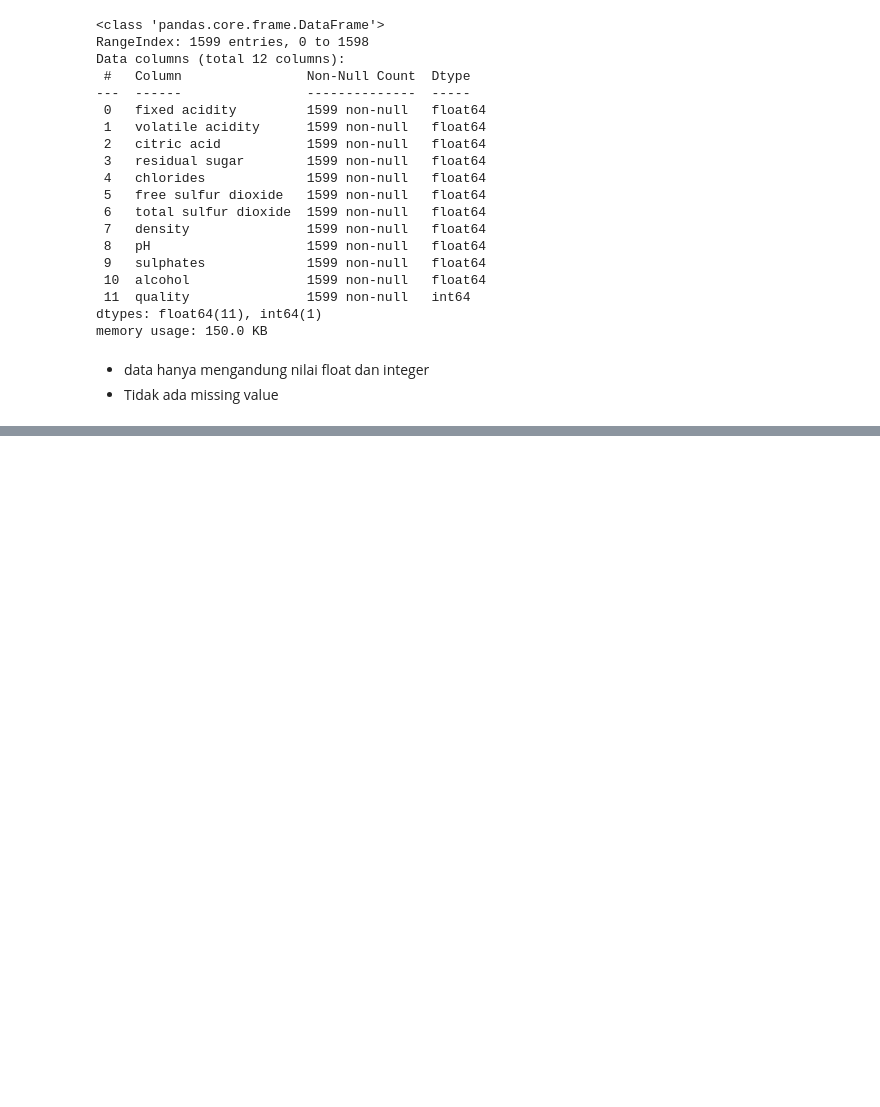
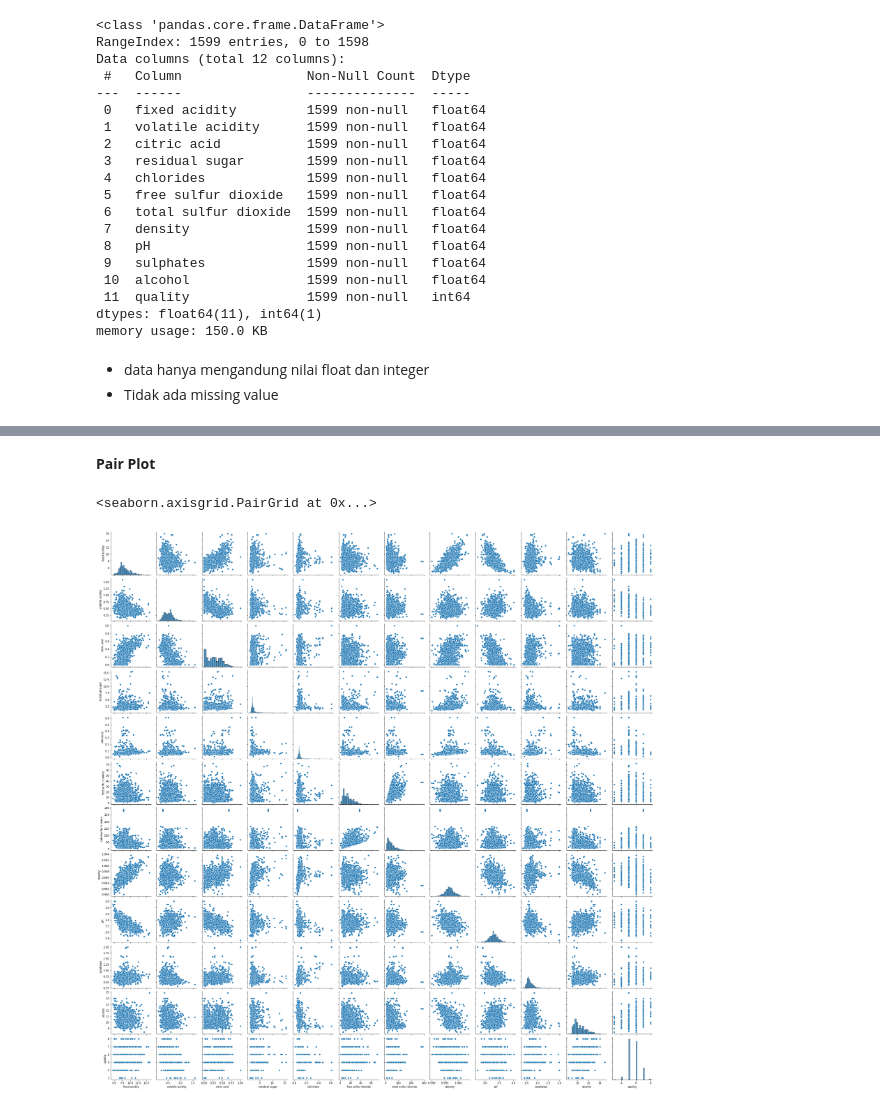
Before and after one commit to blacurly/sharing-github-oliv, a Jupyter notebook: EDA_Test_Wine.ipynb, the cells around one changed output, grey strips where cells are left out. Drawn from its saved outputs; the diff is of its cells as text; code cells hidden in the pictures; blank space fills up the shorter version.

```diff
--- a/EDA_Test_Wine.ipynb
+++ b/EDA_Test_Wine.ipynb
@@ -153,0 +204,7 @@ memory usage: 150.0 KB
+# %% [markdown]
+**Pair Plot**
+# %%
+sns.pairplot(data_eda)
+# %% [output]
+<seaborn.axisgrid.PairGrid at 0x...>
+[figure, added]
```
Also changed, not shown: parts of 9 cells of this notebook.
